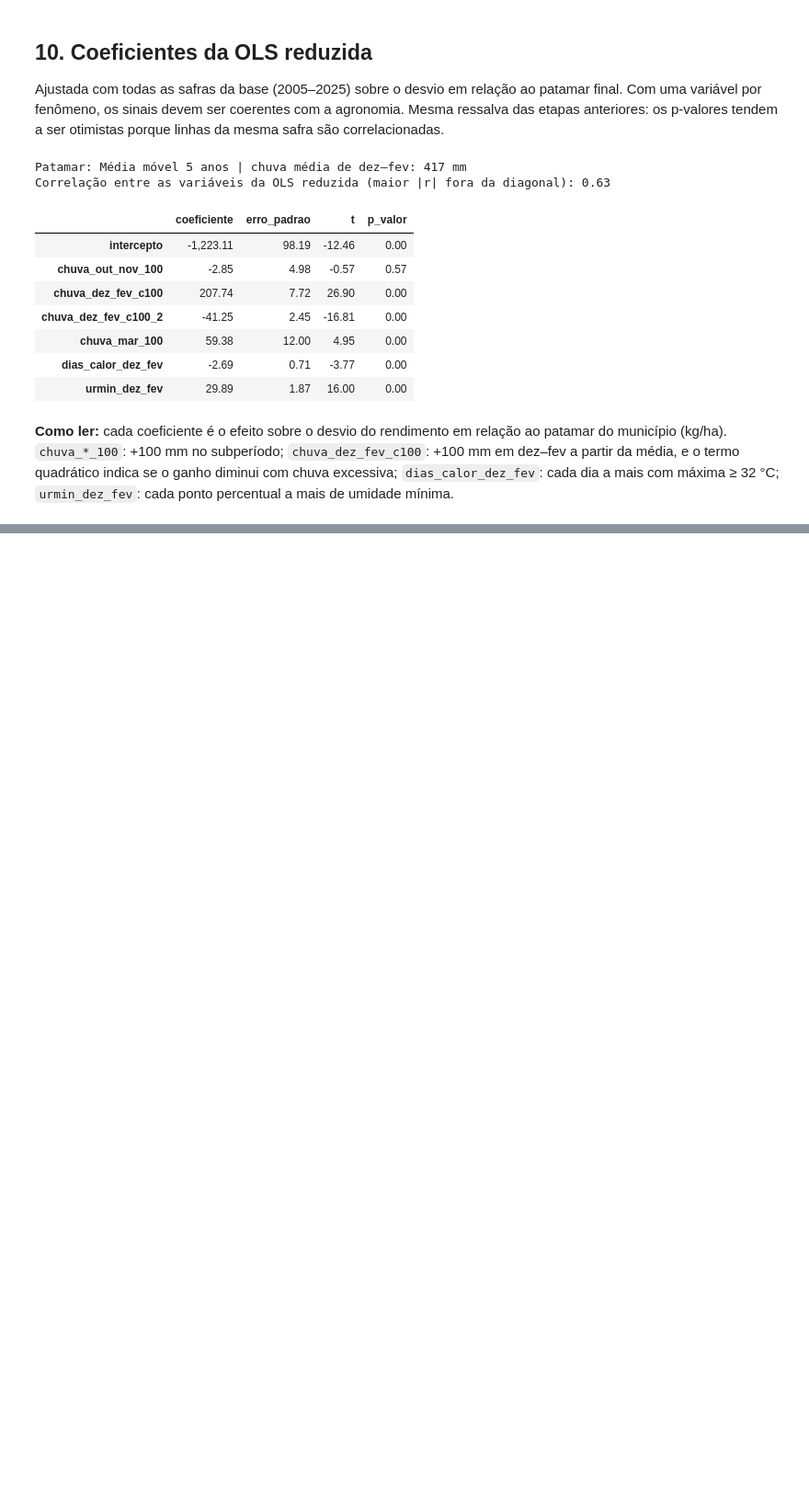
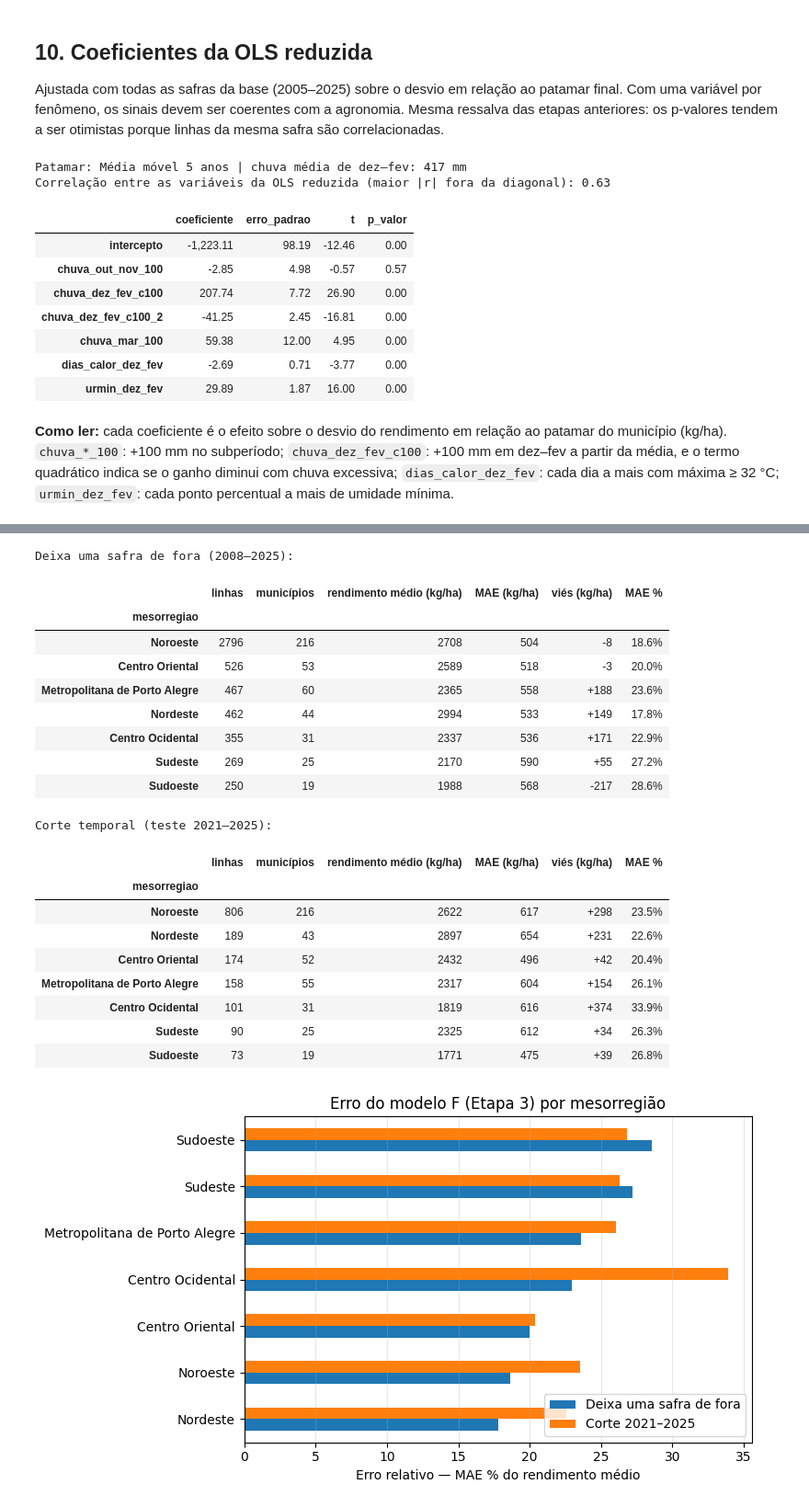
Before and after one commit to isah5/Projeto_Safra_de_Soja, a Jupyter notebook: notebooks/modelagem_etapa3.ipynb, the cells around one changed output, grey strips where cells are left out. Shown at 92% size. Saved outputs shown, nothing was run; the diff lists cells and outputs as text; code cells hidden in the pictures; blank space fills up the shorter version.

```diff
--- a/notebooks/modelagem_etapa3.ipynb
+++ b/notebooks/modelagem_etapa3.ipynb
@@ -517,0 +548,62 @@ outras safras de teste a média estadual ficou a menos de ~300 kg/ha do observad
+# %%
+regioes = pd.read_csv(f"{RAW}/ibge_municipios_rs_regioes.csv",
+                      usecols=["codigo_ibge_municipio", "mesorregiao"])
+regioes["mesorregiao"] = regioes["mesorregiao"].str.replace(" Rio-grandense", "")
+
+
+def erro_por_grupo(dados, previsao, grupo):
+    d = dados.assign(previsto=previsao, erro=previsao - dados[ALVO])
+    g = d.groupby(grupo)
+    t = pd.DataFrame({
+        "linhas": g.size(),
+        "municípios": g["codigo_ibge_municipio"].nunique(),
+        "rendimento médio (kg/ha)": g[ALVO].mean(),
+        "MAE (kg/ha)": g["erro"].apply(lambda e: e.abs().mean()),
+        "viés (kg/ha)": g["erro"].mean(),
+    })
+    t["MAE %"] = t["MAE (kg/ha)"] / t["rendimento médio (kg/ha)"]
+    return t
+
+
+reg_corte = erro_por_grupo(teste.merge(regioes, on="codigo_ibge_municipio", how="left"),
+                           prev_corte[chave_final], "mesorregiao")
+reg_loyo = erro_por_grupo(loyo.merge(regioes, on="codigo_ibge_municipio", how="left"),
+                          prev_loyo[chave_final], "mesorregiao")
+FORMATO_REG = {"rendimento médio (kg/ha)": "{:.0f}", "MAE (kg/ha)": "{:.0f}",
+               "viés (kg/ha)": "{:+.0f}", "MAE %": "{:.1%}"}
+print("Deixa uma safra de fora (2008–2025):")
+display(reg_loyo.sort_values("linhas", ascending=False).style.format(FORMATO_REG))
+print("Corte temporal (teste 2021–2025):")
+display(reg_corte.sort_values("linhas", ascending=False).style.format(FORMATO_REG))
+
+ordem = reg_loyo.sort_values("MAE %").index
+ax = pd.DataFrame({"Deixa uma safra de fora": reg_loyo["MAE %"],
+                   "Corte 2021–2025": reg_corte["MAE %"]}).loc[ordem].mul(100).plot.barh(figsize=(8, 4.5))
+ax.set_xlabel("Erro relativo — MAE % do rendimento médio")
+ax.set_ylabel("")
+ax.set_title("Erro do modelo F (Etapa 3) por mesorregião")
+ax.grid(axis="x", alpha=0.3)
+plt.tight_layout()
+plt.show()
+# %% [output]
+Deixa uma safra de fora (2008–2025):
+|  | linhas | municípios | rendimento médio (kg/ha) | MAE (kg/ha) | viés (kg/ha) | MAE % |
+| mesorregiao |  |  |  |  |  |  |
+| Noroeste | 2796 | 216 | 2708 | 504 | -8 | 18.6% |
+| Centro Oriental | 526 | 53 | 2589 | 518 | -3 | 20.0% |
+| Metropolitana de Porto Alegre | 467 | 60 | 2365 | 558 | +188 | 23.6% |
+| Nordeste | 462 | 44 | 2994 | 533 | +149 | 17.8% |
+| Centro Ocidental | 355 | 31 | 2337 | 536 | +171 | 22.9% |
+| Sudeste | 269 | 25 | 2170 | 590 | +55 | 27.2% |
+| Sudoeste | 250 | 19 | 1988 | 568 | -217 | 28.6% |
+Corte temporal (teste 2021–2025):
+|  | linhas | municípios | rendimento médio (kg/ha) | MAE (kg/ha) | viés (kg/ha) | MAE % |
+| mesorregiao |  |  |  |  |  |  |
+| Noroeste | 806 | 216 | 2622 | 617 | +298 | 23.5% |
+| Nordeste | 189 | 43 | 2897 | 654 | +231 | 22.6% |
+| Centro Oriental | 174 | 52 | 2432 | 496 | +42 | 20.4% |
+| Metropolitana de Porto Alegre | 158 | 55 | 2317 | 604 | +154 | 26.1% |
+| Centro Ocidental | 101 | 31 | 1819 | 616 | +374 | 33.9% |
+| Sudeste | 90 | 25 | 2325 | 612 | +34 | 26.3% |
+| Sudoeste | 73 | 19 | 1771 | 475 | +39 | 26.8% |
+[figure, added]
```
Also changed, not shown: parts of 16 cells of this notebook, 5 other files.
